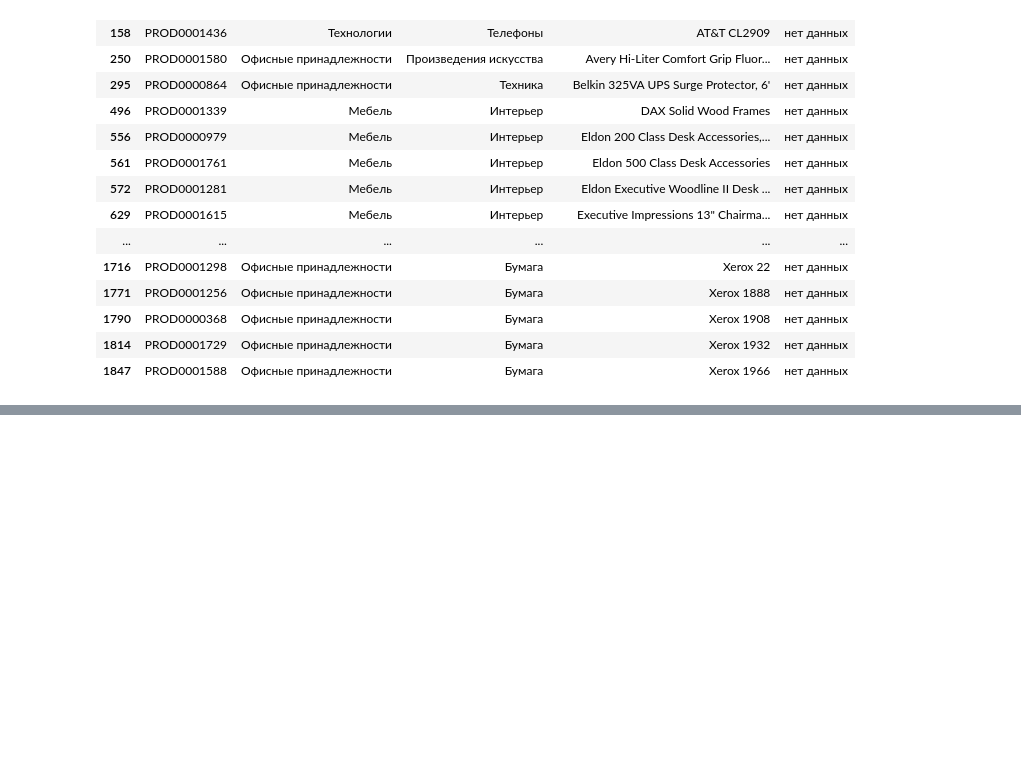
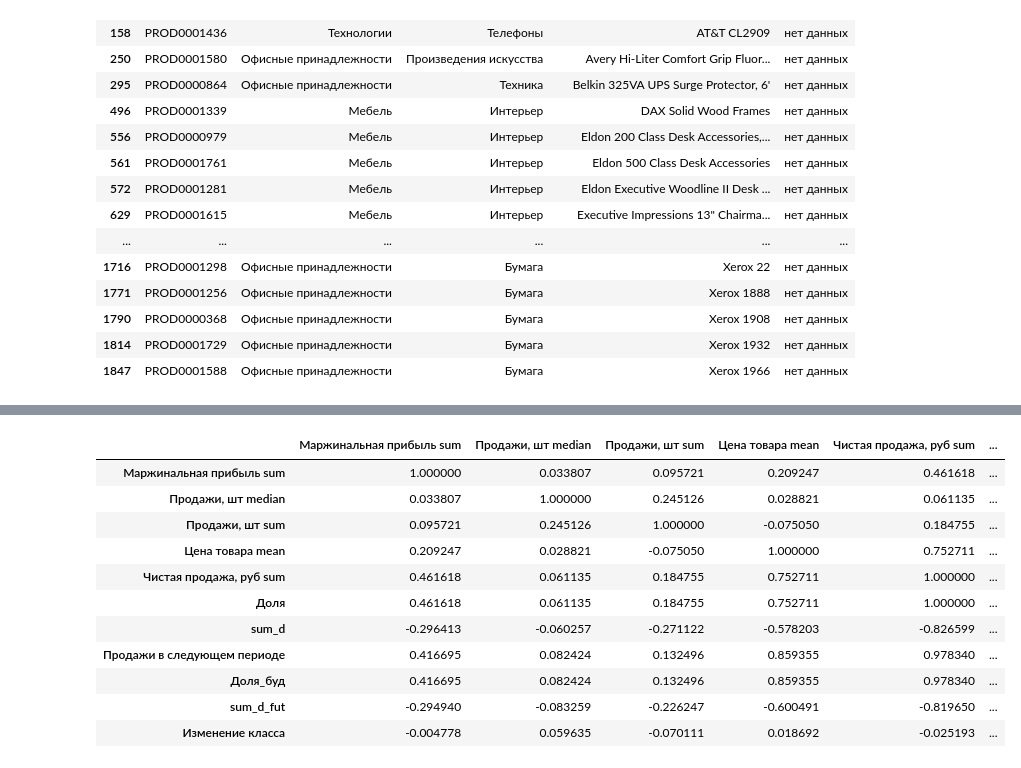
Before and after one commit to OctoBus177/Krok_data_analyses, a Jupyter notebook: all.ipynb, the cells around one changed output, grey strips where cells are left out. Saved outputs shown, nothing was run; the diff lists cells and outputs as text; code cells hidden in the pictures; blank space fills up the shorter version.

```diff
--- a/all.ipynb
+++ b/all.ipynb
@@ -552,0 +648,16 @@ export_df_in_excel('Analysis.xlsx','Нет данных продаж', df_pivot_
+# %%
+corr2 = df_sales_analysis.corr()
+corr2
+# %% [output]
+|  | Маржинальная прибыль sum | Продажи, шт median | Продажи, шт sum | Цена товара mean | Чистая продажа, руб sum | ... |
+| Маржинальная прибыль sum | 1.000000 | 0.033807 | 0.095721 | 0.209247 | 0.461618 | ... |
+| Продажи, шт median | 0.033807 | 1.000000 | 0.245126 | 0.028821 | 0.061135 | ... |
+| Продажи, шт sum | 0.095721 | 0.245126 | 1.000000 | -0.075050 | 0.184755 | ... |
+| Цена товара mean | 0.209247 | 0.028821 | -0.075050 | 1.000000 | 0.752711 | ... |
+| Чистая продажа, руб sum | 0.461618 | 0.061135 | 0.184755 | 0.752711 | 1.000000 | ... |
+| Доля | 0.461618 | 0.061135 | 0.184755 | 0.752711 | 1.000000 | ... |
+| sum_d | -0.296413 | -0.060257 | -0.271122 | -0.578203 | -0.826599 | ... |
+| Продажи в следующем периоде | 0.416695 | 0.082424 | 0.132496 | 0.859355 | 0.978340 | ... |
+| Доля_буд | 0.416695 | 0.082424 | 0.132496 | 0.859355 | 0.978340 | ... |
+| sum_d_fut | -0.294940 | -0.083259 | -0.226247 | -0.600491 | -0.819650 | ... |
+| Изменение класса | -0.004778 | 0.059635 | -0.070111 | 0.018692 | -0.025193 | ... |
```
Also changed, not shown: parts of 24 cells of this notebook, 2 other files.
